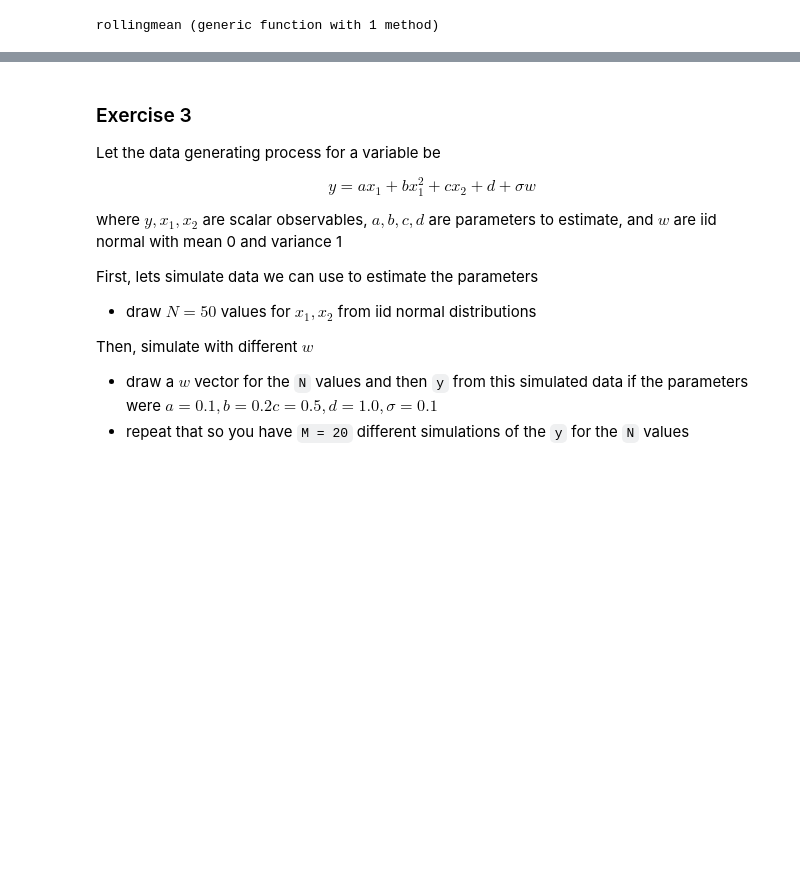
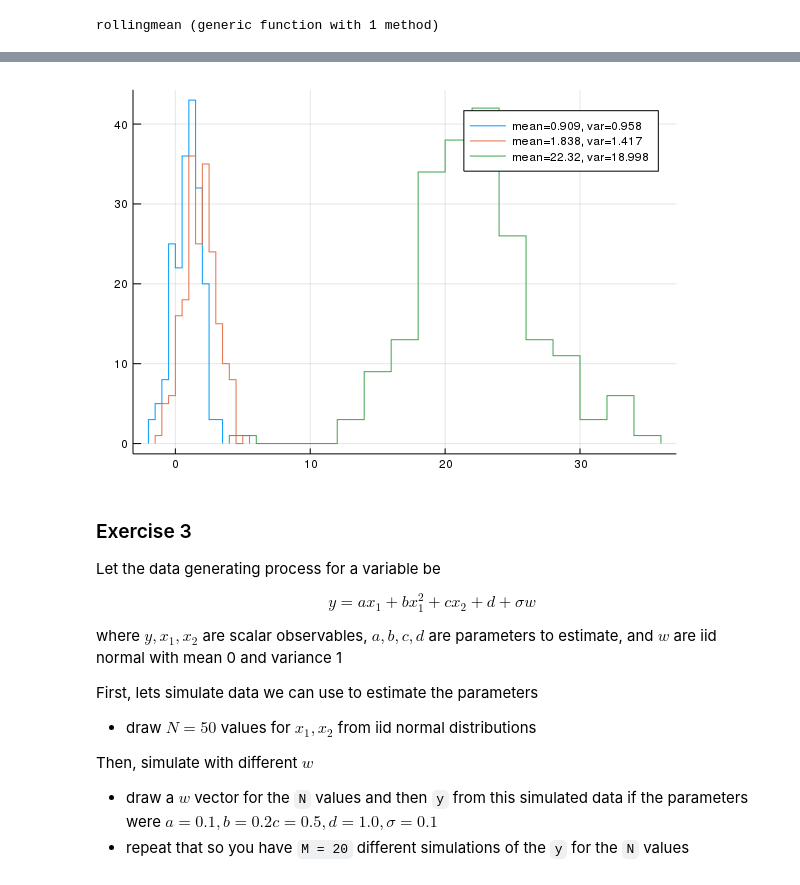
Before and after one commit to maxnorton/econ628, a Jupyter notebook: notebooks/max/assignment5/max_fundamental_types.ipynb, the cells around one changed output, grey strips where cells are left out. Drawn from its saved outputs; the diff is of its cells as text; code cells hidden in the pictures; blank space fills up the shorter version.

```diff
--- a/notebooks/max/assignment5/max_fundamental_types.ipynb
+++ b/notebooks/max/assignment5/max_fundamental_types.ipynb
@@ -1693,3 +1725,15 @@ end
+# %%
+# Above I was trying to broadcast plot() and couldn't get it to work. However, passing an array to stephist() appears to work, because the code below generates the exact same hist:
+
+stephist(yT[1:3], label=label[1:3])
+
+# Suggests the following answer for simplifying my plot calls:
+# 1. build out each rollingmean series
+# 2. save them all in a single array (of arrays)
+# 3. save some labels in an array
+# 4. pass those arrays to plot
+# %% [output]
+[figure, added]
 # %% [markdown]
 ### Exercise 3
 
```
Also changed, not shown: parts of 5 cells of this notebook.
